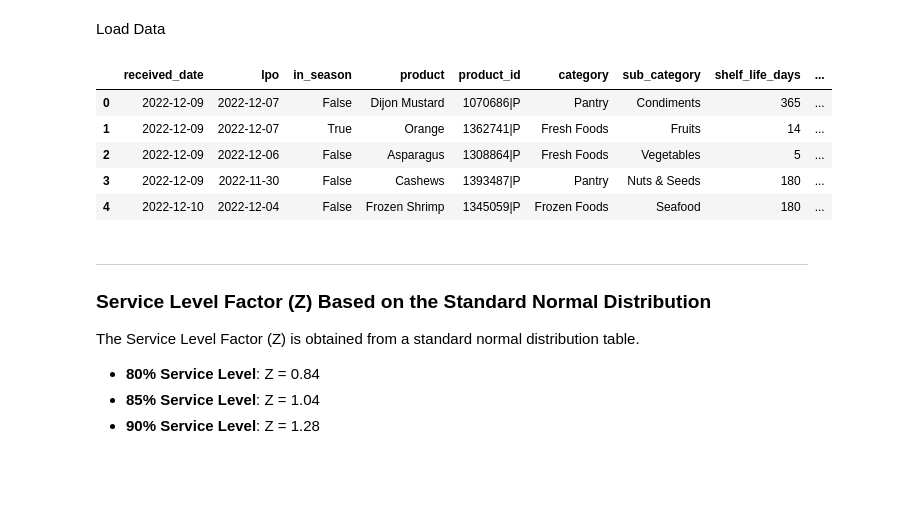
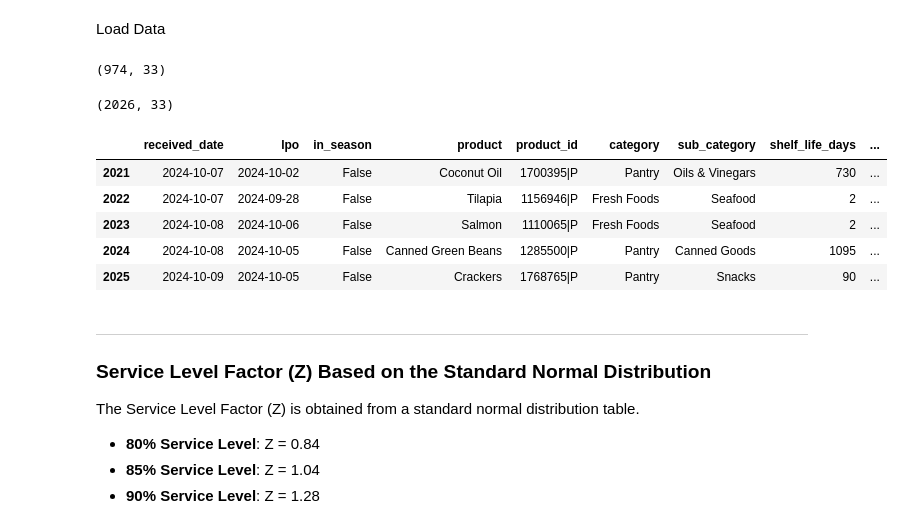
Before and after one commit to rbalbinotti/smart-supply-chain-ai, a Jupyter notebook: notebooks/03-Feature_Engineering_TS.ipynb, the cells around one changed output. Drawn from its saved outputs; the diff is of its cells as text; code cells hidden in the pictures; blank space fills up the shorter version.

```diff
--- a/notebooks/03-Feature_Engineering_TS.ipynb
+++ b/notebooks/03-Feature_Engineering_TS.ipynb
@@ -44,13 +41,29 @@ df = read_data.copy()
+# %%
+# Split the data into two parts:
+# - compare_data: from May 30, 2025 onward, used for comparing with predictions.
+# - df_target: up to May 29, 2025, used for training the model.
+compare_data = read_data.loc['2025-05-30':]
+df = read_data.loc[:'2025-05-29']
+# %%
+# Returns a tuple representing the dimensions of the DataFrame: (number of rows, number of columns)
+compare_data.shape
+# %% [output]
+(974, 33)
+# %%
+# Returns a tuple representing the dimensions of the DataFrame: (number of rows, number of columns)
+df.shape
+# %% [output]
+(2026, 33)
 # %%
 # View the firsts lines of data
-df.head()
+df.tail()
 # %% [output]
 |  | received_date | lpo | in_season | product | product_id | category | sub_category | shelf_life_days | ... |
-| 0 | 2022-12-09 | 2022-12-07 | False | Dijon Mustard | 1070686|P | Pantry | Condiments | 365 | ... |
-| 1 | 2022-12-09 | 2022-12-07 | True | Orange | 1362741|P | Fresh Foods | Fruits | 14 | ... |
-| 2 | 2022-12-09 | 2022-12-06 | False | Asparagus | 1308864|P | Fresh Foods | Vegetables | 5 | ... |
-| 3 | 2022-12-09 | 2022-11-30 | False | Cashews | 1393487|P | Pantry | Nuts & Seeds | 180 | ... |
-| 4 | 2022-12-10 | 2022-12-04 | False | Frozen Shrimp | 1345059|P | Frozen Foods | Seafood | 180 | ... |
+| 2021 | 2024-10-07 | 2024-10-02 | False | Coconut Oil | 1700395|P | Pantry | Oils & Vinegars | 730 | ... |
+| 2022 | 2024-10-07 | 2024-09-28 | False | Tilapia | 1156946|P | Fresh Foods | Seafood | 2 | ... |
+| 2023 | 2024-10-08 | 2024-10-06 | False | Salmon | 1110065|P | Fresh Foods | Seafood | 2 | ... |
+| 2024 | 2024-10-08 | 2024-10-05 | False | Canned Green Beans | 1285500|P | Pantry | Canned Goods | 1095 | ... |
+| 2025 | 2024-10-09 | 2024-10-05 | False | Crackers | 1768765|P | Pantry | Snacks | 90 | ... |
 # %%
 # Calculate the difference between expected and actual delivery time; positive means early, negative means delayed
 df['delivery_time_variation'] = df['lead_time'] - df['delivery_lag']
```
Also changed, not shown: parts of 57 cells of this notebook, 5 other files.
